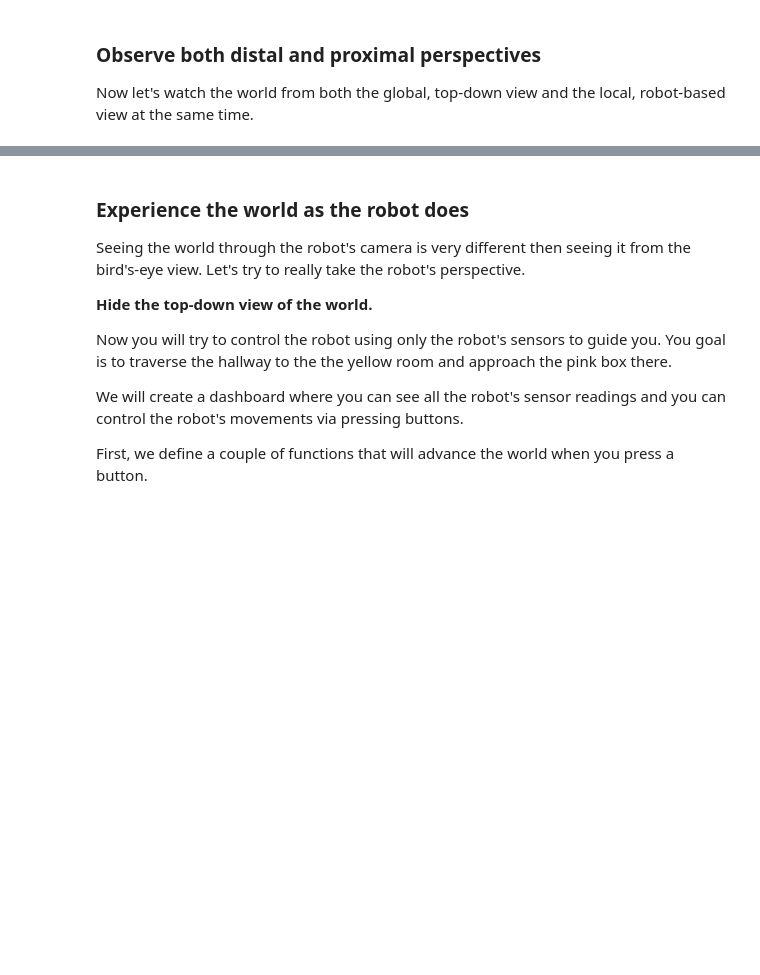
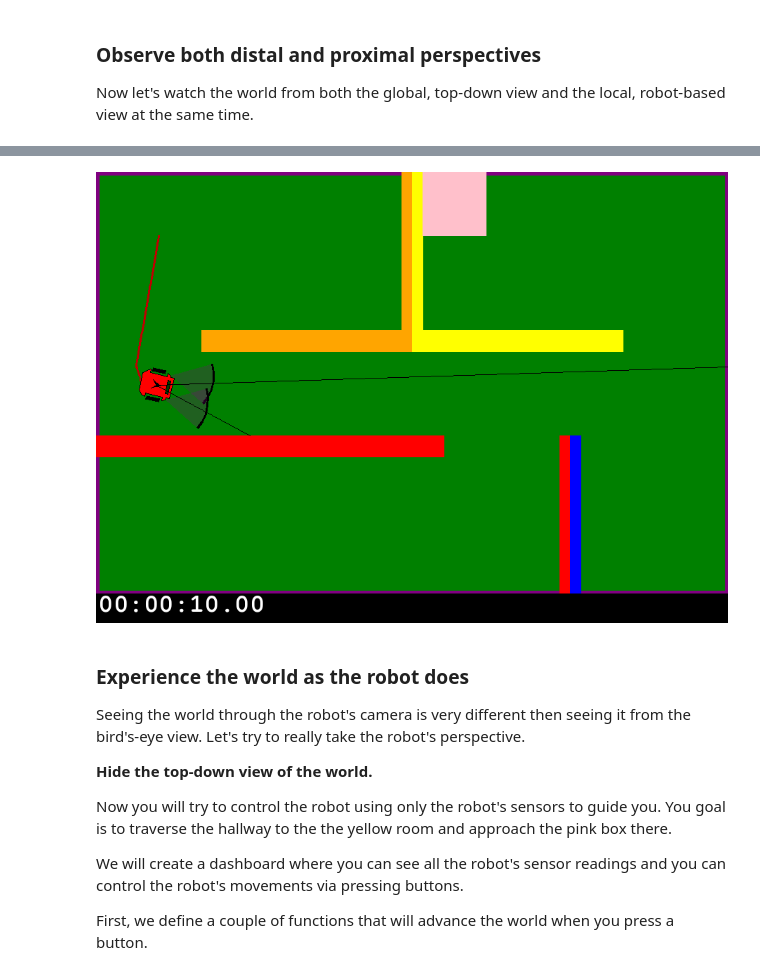
Before and after one commit to ArtificialIntelligenceToolkit/aitk, a Jupyter notebook: notebooks/Robotics/WhatIsItLikeToBeARobot.ipynb, the cells around one changed output, grey strips where cells are left out. Cells and saved outputs as stored; diff of their text form; code cells hidden in the pictures; blank space fills up the shorter version.

Commit message:
New images for notebooks

```diff
--- a/notebooks/Robotics/WhatIsItLikeToBeARobot.ipynb
+++ b/notebooks/Robotics/WhatIsItLikeToBeARobot.ipynb
@@ -88,3 +88,7 @@ Simulation stopped at: 00:00:10.00; speed 0.97 x real time
+# %%
+world
+# %% [output]
+[figure, added]
 # %% [markdown]
 ### Experience the world as the robot does
 
```
Also changed, not shown: parts of 5 cells of this notebook.
